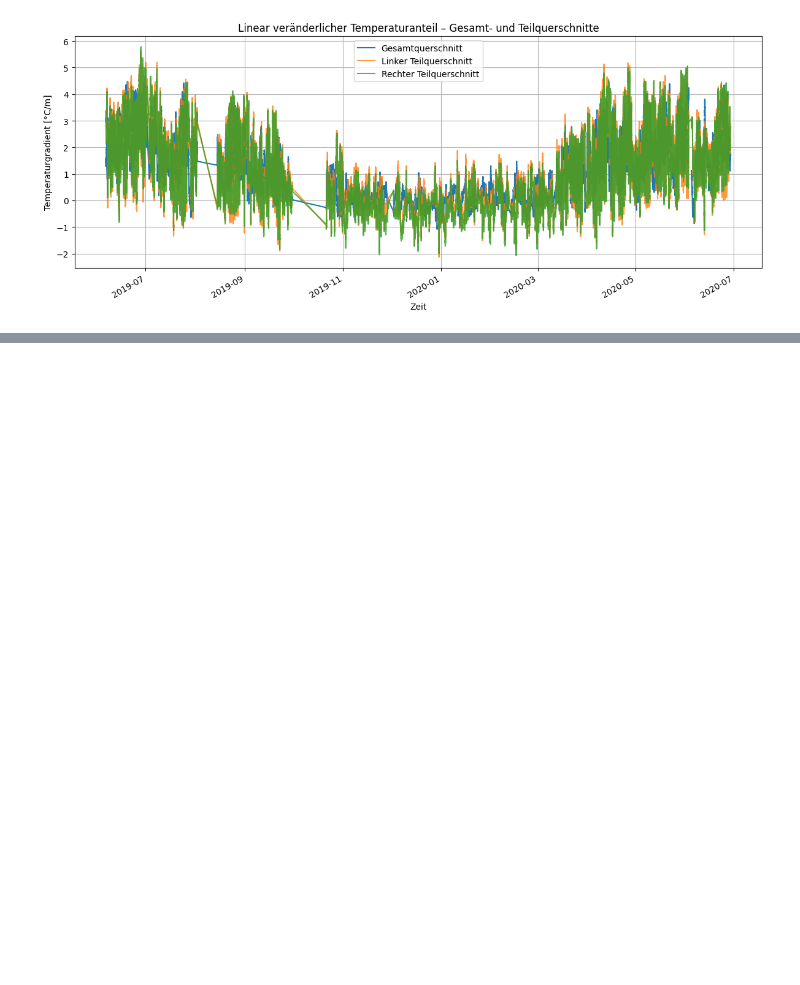
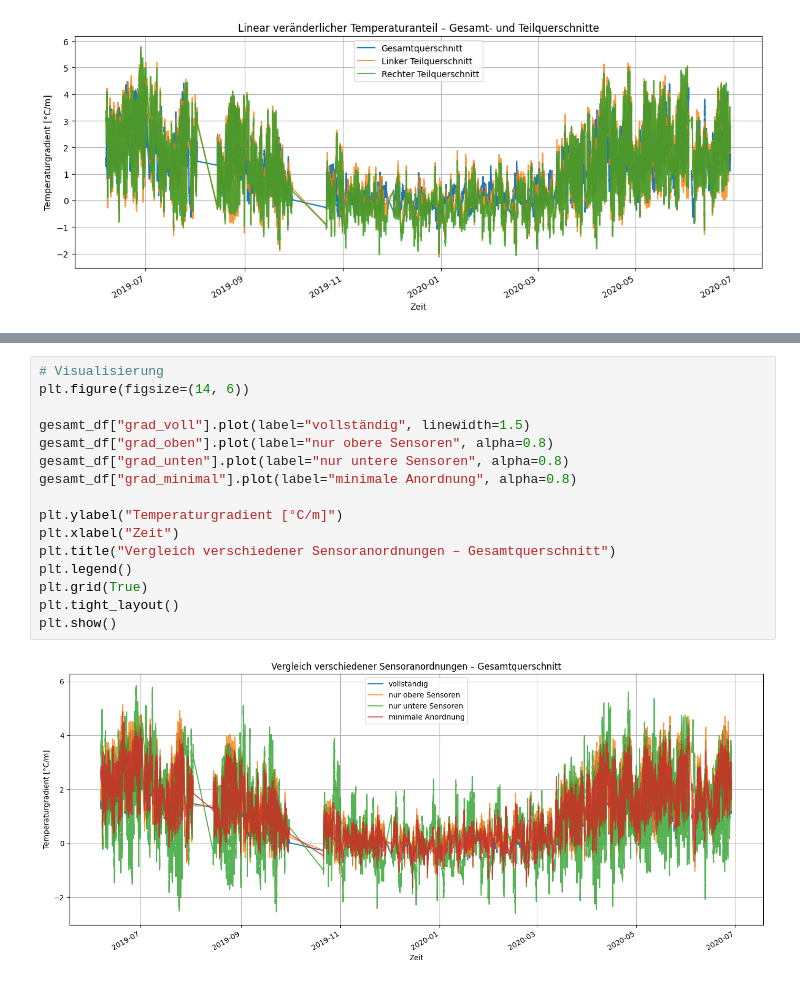
Before and after one commit to NeugebauerLukas/Bauwerksmonitoring_HA, a Jupyter notebook: Hausaufgabe.ipynb, the cells around one changed output, grey strips where cells are left out. Cells and saved outputs as stored; diff of their text form; blank space fills up the shorter version.

```diff
--- a/Hausaufgabe.ipynb
+++ b/Hausaufgabe.ipynb
@@ -209,0 +236,18 @@ plt.show()
+# %%
+# Visualisierung
+plt.figure(figsize=(14, 6))
+
+gesamt_df["grad_voll"].plot(label="vollständig", linewidth=1.5)
+gesamt_df["grad_oben"].plot(label="nur obere Sensoren", alpha=0.8)
+gesamt_df["grad_unten"].plot(label="nur untere Sensoren", alpha=0.8)
+gesamt_df["grad_minimal"].plot(label="minimale Anordnung", alpha=0.8)
+
+plt.ylabel("Temperaturgradient [°C/m]")
+plt.xlabel("Zeit")
+plt.title("Vergleich verschiedener Sensoranordnungen – Gesamtquerschnitt")
+plt.legend()
+plt.grid(True)
+plt.tight_layout()
+plt.show()
+# %% [output]
+[figure, added]
```
Also changed, not shown: parts of 21 cells of this notebook.
